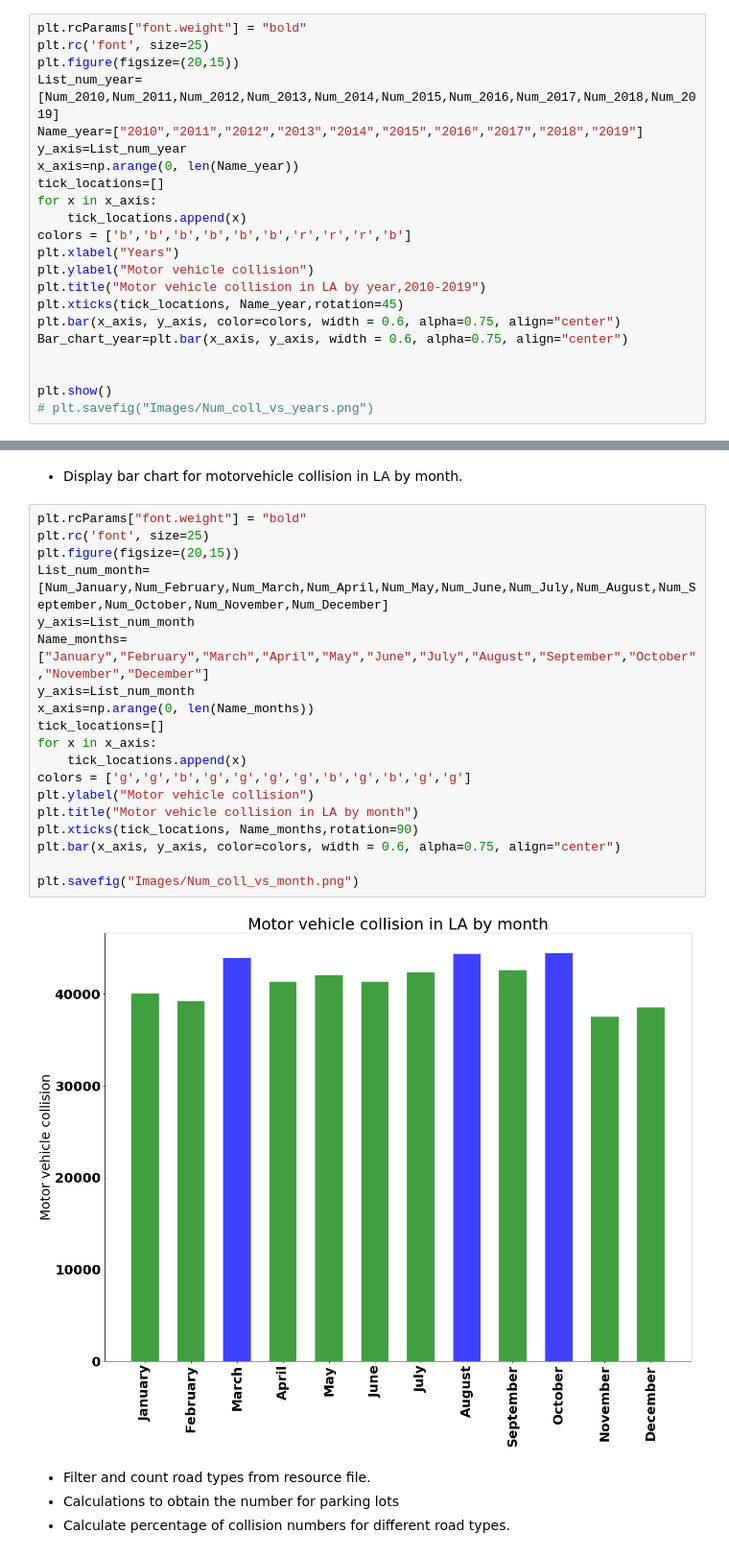
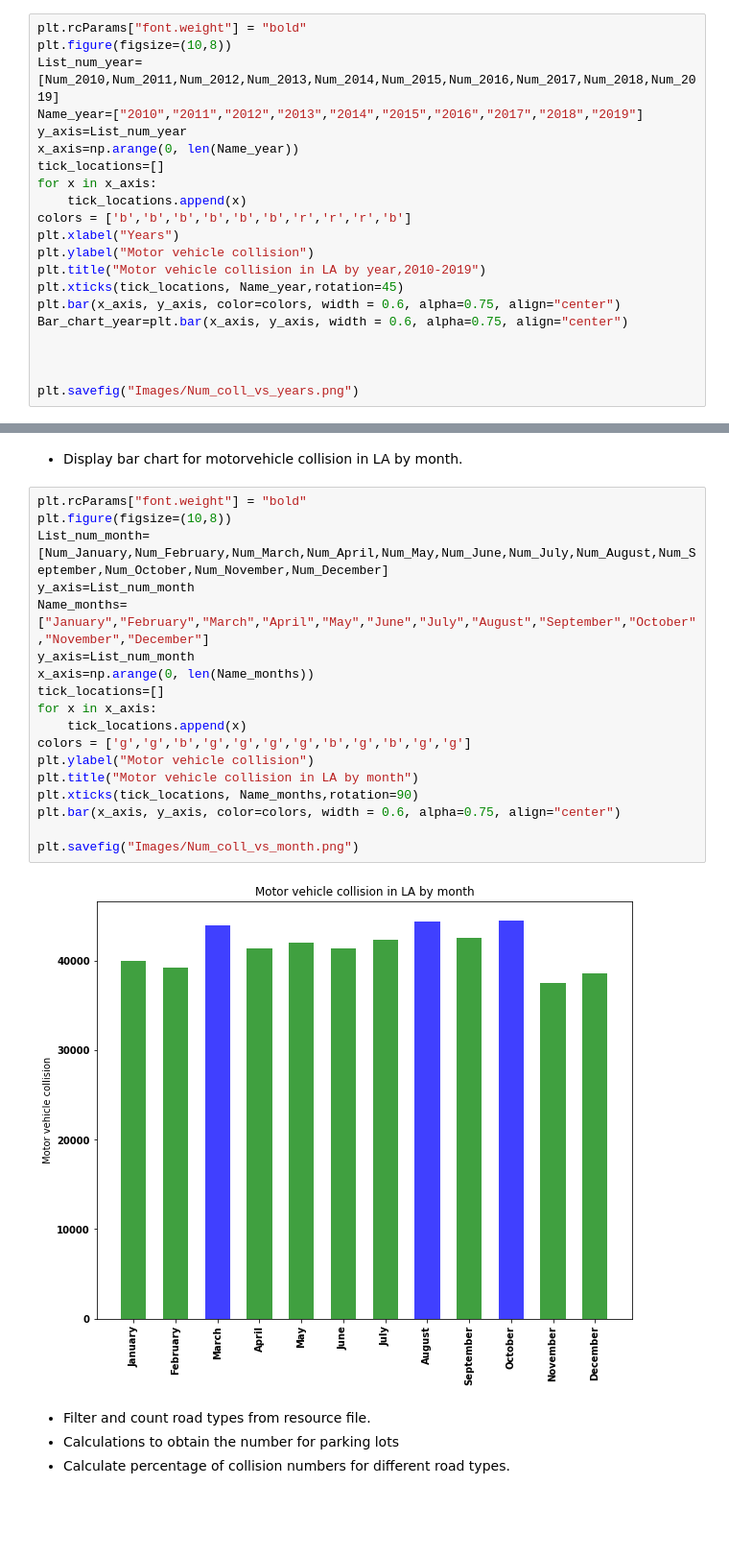
Before and after one commit to Armayni/ProjectOne, a Jupyter notebook: TrendAnalysis_motorVehicleAccidents.ipynb, the cells around one changed output, grey strips where cells are left out. Shown at 96% size. Cells and saved outputs as stored; diff of their text form; blank space fills up the shorter version.

```diff
--- a/TrendAnalysis_motorVehicleAccidents.ipynb
+++ b/TrendAnalysis_motorVehicleAccidents.ipynb
@@ -150,8 +153,7 @@ Num_2019=len(year_2019)
 *  Display bar chart for motorvehicle collision in LA by year.
 # %%
 plt.rcParams["font.weight"] = "bold"
-plt.rc('font', size=25)
-plt.figure(figsize=(20,15))
+plt.figure(figsize=(10,8))
 List_num_year=[Num_2010,Num_2011,Num_2012,Num_2013,Num_2014,Num_2015,Num_2016,Num_2017,Num_2018,Num_2019]
 Name_year=["2010","2011","2012","2013","2014","2015","2016","2017","2018","2019"]
 y_axis=List_num_year
@@ -168,6 +170,6 @@ plt.bar(x_axis, y_axis, color=colors, width = 0.6, alpha=0.75, align="center")
 Bar_chart_year=plt.bar(x_axis, y_axis, width = 0.6, alpha=0.75, align="center")
 
 
-plt.show()
-# plt.savefig("Images/Num_coll_vs_years.png")
+
+plt.savefig("Images/Num_coll_vs_years.png")
 # %% [output]
@@ -176,25 +178,24 @@ plt.show()
 *  Display bar chart for motorvehicle collision in LA by month.
 # %%
 plt.rcParams["font.weight"] = "bold"
-plt.rc('font', size=25)
-plt.figure(figsize=(20,15))
+plt.figure(figsize=(10,8))
 List_num_month=[Num_January,Num_February,Num_March,Num_April,Num_May,Num_June,Num_July,Num_August,Num_September,Num_October,Num_November,Num_December]
 y_axis=List_num_month
 Name_months=["January","February","March","April","May","June","July","August","September","October","November","December"]
 y_axis=List_num_month
 x_axis=np.arange(0, len(Name_months))
 tick_locations=[]
 for x in x_axis:
     tick_locations.append(x)
 colors = ['g','g','b','g','g','g','g','b','g','b','g','g']
 plt.ylabel("Motor vehicle collision")
 plt.title("Motor vehicle collision in LA by month")
 plt.xticks(tick_locations, Name_months,rotation=90)
 plt.bar(x_axis, y_axis, color=colors, width = 0.6, alpha=0.75, align="center")
 
 plt.savefig("Images/Num_coll_vs_month.png")
 # %% [output]
-[figure, old version]
+[figure, new version]
 # %% [markdown]
 * Filter and count road types from resource file.
 *  Calculations to obtain the number for parking lots
```
Also changed, not shown: parts of 34 cells of this notebook.
